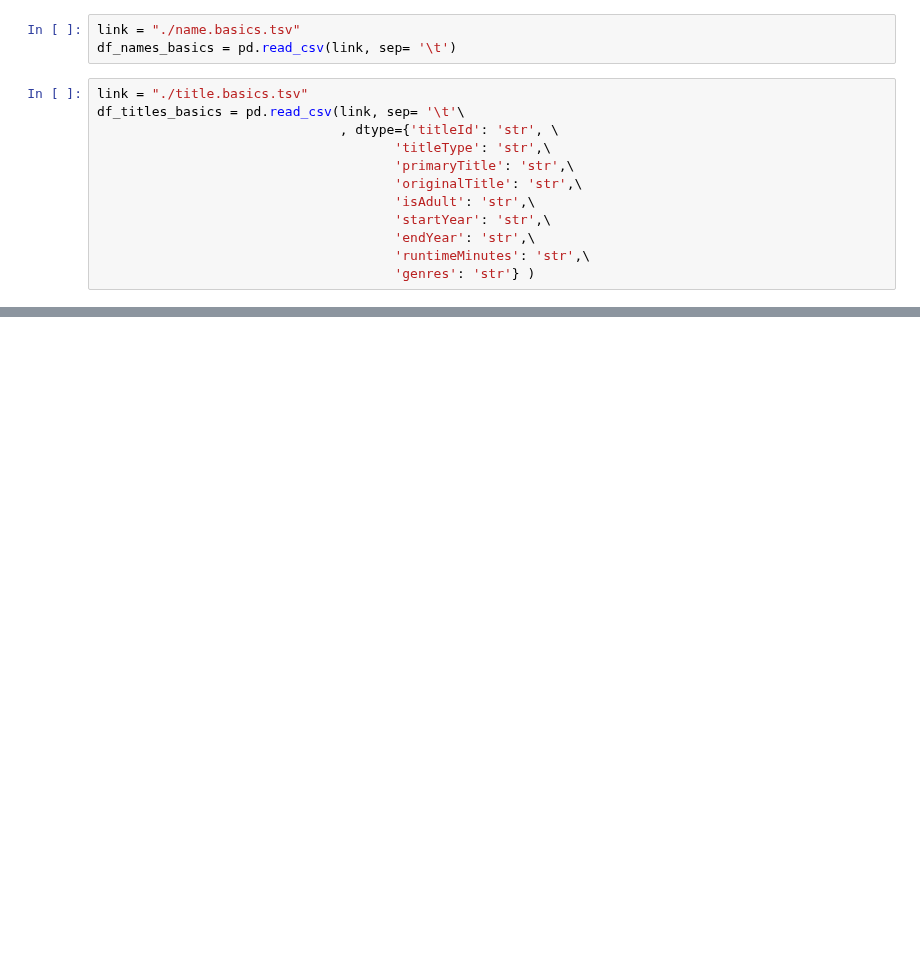
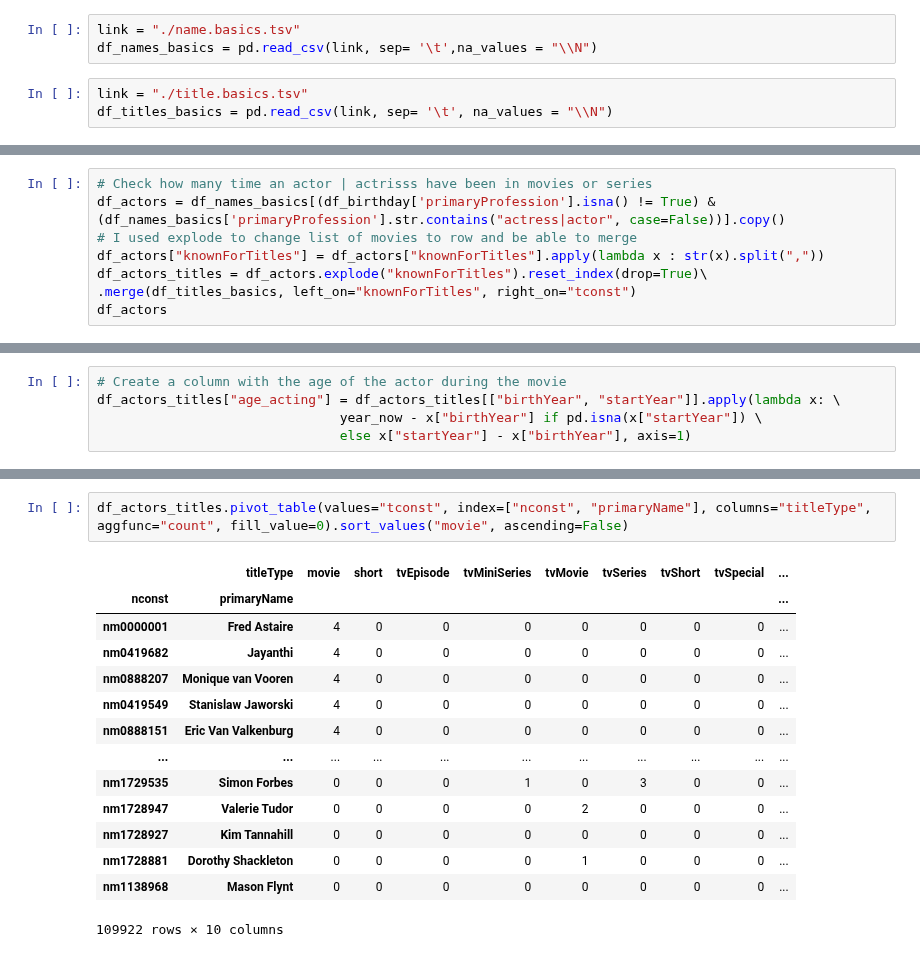
Before and after one commit to fdmdlb/nextflix, a Jupyter notebook: project_2.ipynb, the cells around one changed output, grey strips where cells are left out. Saved outputs shown, nothing was run; the diff lists cells and outputs as text; blank space fills up the shorter version.

Commit message:
Add calcul about average actors by movie and movie
Calc how many times an actor is in a movie or the average of the actor by movies

```diff
--- a/project_2.ipynb
+++ b/project_2.ipynb
@@ -3,18 +2,9 @@
 import pandas as pd
 # %%
 link = "./name.basics.tsv"
-df_names_basics = pd.read_csv(link, sep= '\t')
+df_names_basics = pd.read_csv(link, sep= '\t',na_values = "\\N")
 # %%
 link = "./title.basics.tsv"
-df_titles_basics = pd.read_csv(link, sep= '\t'\
-                               , dtype={'titleId': 'str', \
-                                      'titleType': 'str',\
-                                      'primaryTitle': 'str',\
-                                      'originalTitle': 'str',\
-                                      'isAdult': 'str',\
-                                      'startYear': 'str',\
-                                      'endYear': 'str',\
-                                      'runtimeMinutes': 'str',\
-                                      'genres': 'str'} )
+df_titles_basics = pd.read_csv(link, sep= '\t', na_values = "\\N")
 # %%
 link = "./title.crew.tsv"
@@ -42,0 +137,8 @@ df_names_basics["primaryProfession"].isna().sum() / df_names_basics.shape[0] * 1
+# %%
+# Check how many time an actor | actrisss have been in movies or series
+df_actors = df_names_basics[(df_birthday['primaryProfession'].isna() != True) & (df_names_basics['primaryProfession'].str.contains("actress|actor", case=False))].copy()
+# I used explode to change list of movies to row and be able to merge
+df_actors["knownForTitles"] = df_actors["knownForTitles"].apply(lambda x : str(x).split(","))
+df_actors_titles = df_actors.explode("knownForTitles").reset_index(drop=True)\
+.merge(df_titles_basics, left_on="knownForTitles", right_on="tconst")
+df_actors
@@ -42,0 +180,5 @@ df_names_basics["primaryProfession"].isna().sum() / df_names_basics.shape[0] * 1
+# %%
+# Create a column with the age of the actor during the movie
+df_actors_titles["age_acting"] = df_actors_titles[["birthYear", "startYear"]].apply(lambda x: \
+                               year_now - x["birthYear"] if pd.isna(x["startYear"]) \
+                               else x["startYear"] - x["birthYear"], axis=1)
@@ -42,0 +216,17 @@ df_names_basics["primaryProfession"].isna().sum() / df_names_basics.shape[0] * 1
+# %%
+df_actors_titles.pivot_table(values="tconst", index=["nconst", "primaryName"], columns="titleType", aggfunc="count", fill_value=0).sort_values("movie", ascending=False)
+# %% [output]
+|  | titleType | movie | short | tvEpisode | tvMiniSeries | tvMovie | tvSeries | tvShort | tvSpecial | ... |
+| nconst | primaryName |  |  |  |  |  |  |  |  | ... |
+| nm0000001 | Fred Astaire | 4 | 0 | 0 | 0 | 0 | 0 | 0 | 0 | ... |
+| nm0419682 | Jayanthi | 4 | 0 | 0 | 0 | 0 | 0 | 0 | 0 | ... |
+| nm0888207 | Monique van Vooren | 4 | 0 | 0 | 0 | 0 | 0 | 0 | 0 | ... |
+| nm0419549 | Stanislaw Jaworski | 4 | 0 | 0 | 0 | 0 | 0 | 0 | 0 | ... |
+| nm0888151 | Eric Van Valkenburg | 4 | 0 | 0 | 0 | 0 | 0 | 0 | 0 | ... |
+| ... | ... | ... | ... | ... | ... | ... | ... | ... | ... | ... |
+| nm1729535 | Simon Forbes | 0 | 0 | 0 | 1 | 0 | 3 | 0 | 0 | ... |
+| nm1728947 | Valerie Tudor | 0 | 0 | 0 | 0 | 2 | 0 | 0 | 0 | ... |
+| nm1728927 | Kim Tannahill | 0 | 0 | 0 | 0 | 0 | 0 | 0 | 0 | ... |
+| nm1728881 | Dorothy Shackleton | 0 | 0 | 0 | 0 | 1 | 0 | 0 | 0 | ... |
+| nm1138968 | Mason Flynt | 0 | 0 | 0 | 0 | 0 | 0 | 0 | 0 | ... |
+109922 rows × 10 columns
```
Also changed, not shown: parts of 16 cells of this notebook.
